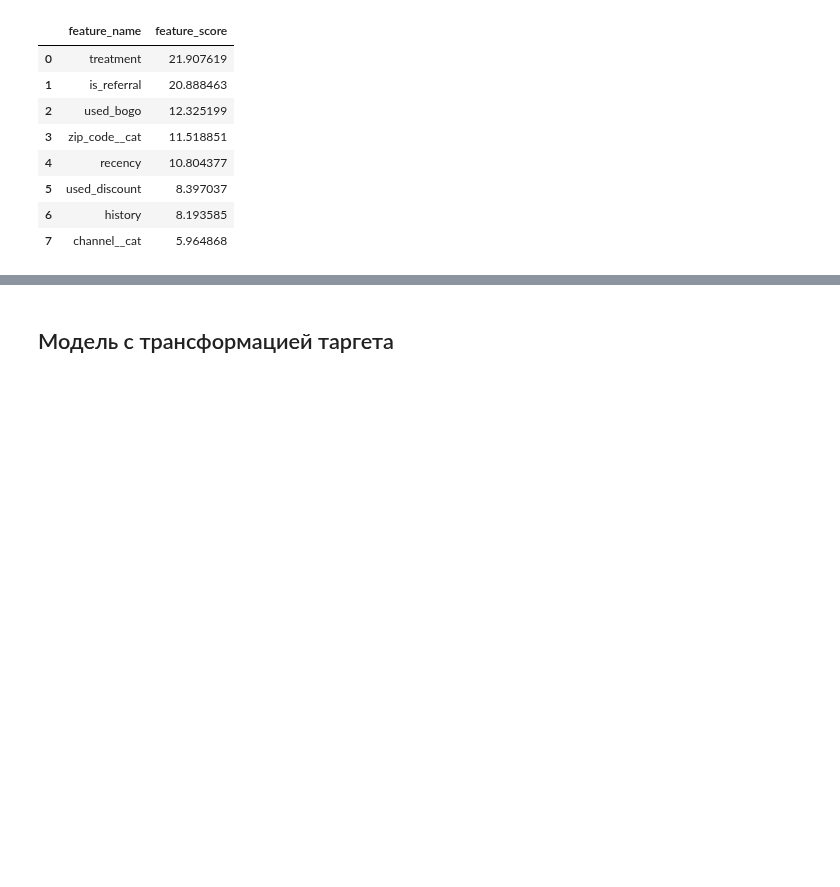
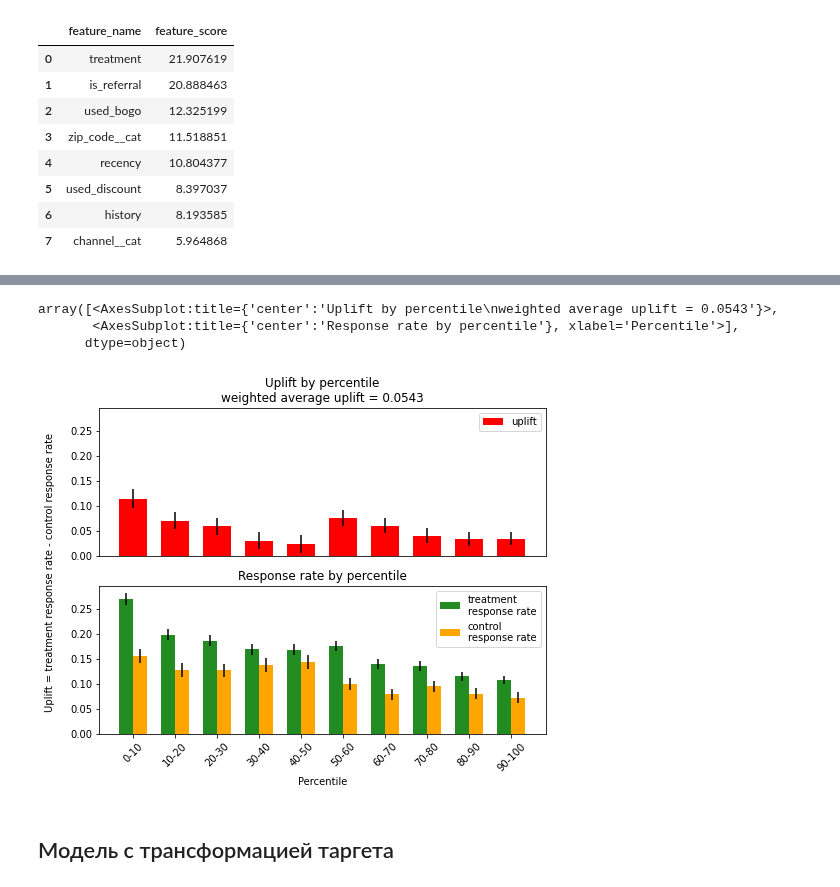
Before and after one commit to PapaCarloSap/AiLessonHomework, a Jupyter notebook: ML_in_business/hw4/project.ipynb, the cells around one changed output, grey strips where cells are left out. Cells and saved outputs as stored; diff of their text form; code cells hidden in the pictures; blank space fills up the shorter version.

```diff
--- a/ML_in_business/hw4/project.ipynb
+++ b/ML_in_business/hw4/project.ipynb
@@ -117,2 +149,14 @@ pd.DataFrame({
+# %%
+# график по процентилям
+from sklift.viz import plot_uplift_by_percentile
+
+
+plot_uplift_by_percentile(y_valid, uplift_sm, treat_valid,
+                          strategy='overall', kind='bar');
+# %% [output]
+array([<AxesSubplot:title={'center':'Uplift by percentile\nweighted average uplift = 0.0543'}>,
+       <AxesSubplot:title={'center':'Response rate by percentile'}, xlabel='Percentile'>],
+      dtype=object)
+[figure, added]
 # %% [markdown]
 ## Модель с трансформацией таргета
```
Also changed, not shown: parts of 12 cells of this notebook, 6 other files.
